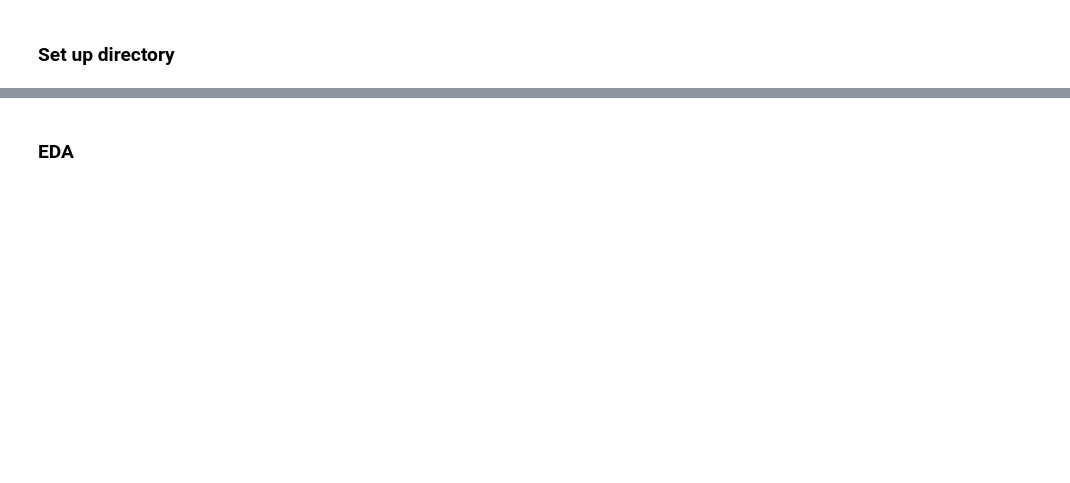
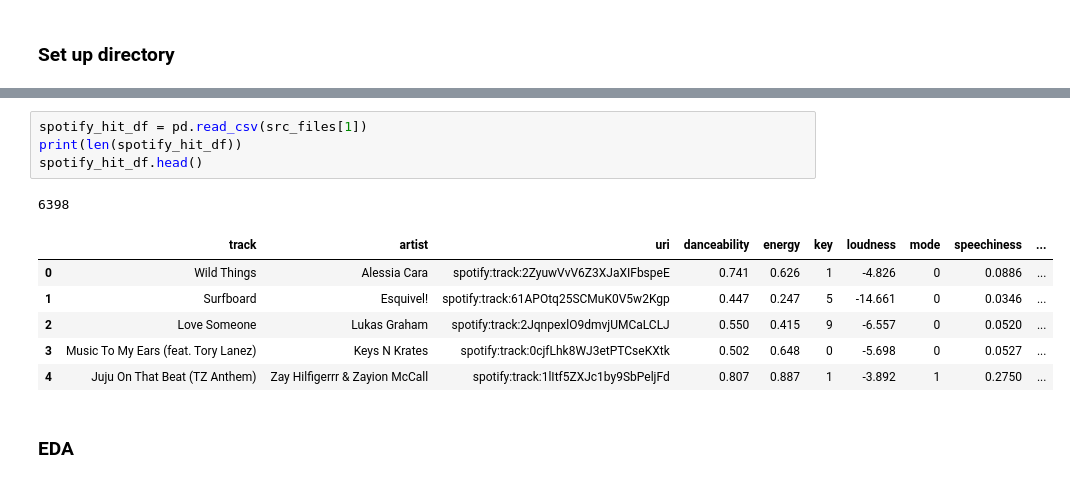
Before and after one commit to DrakeData/MSDS455-The_Show, a Jupyter notebook: 01-Genre.ipynb, the cells around one changed output, grey strips where cells are left out. Drawn from its saved outputs; the diff is of its cells as text; blank space fills up the shorter version.

```diff
--- a/01-Genre.ipynb
+++ b/01-Genre.ipynb
@@ -56,3 +53,15 @@ billboard_df.head()
+# %%
+spotify_hit_df = pd.read_csv(src_files[1])
+print(len(spotify_hit_df))
+spotify_hit_df.head()
+# %% [output]
+6398
+|  | track | artist | uri | danceability | energy | key | loudness | mode | speechiness | ... |
+| 0 | Wild Things | Alessia Cara | spotify:track:2ZyuwVvV6Z3XJaXIFbspeE | 0.741 | 0.626 | 1 | -4.826 | 0 | 0.0886 | ... |
+| 1 | Surfboard | Esquivel! | spotify:track:61APOtq25SCMuK0V5w2Kgp | 0.447 | 0.247 | 5 | -14.661 | 0 | 0.0346 | ... |
+| 2 | Love Someone | Lukas Graham | spotify:track:2JqnpexlO9dmvjUMCaLCLJ | 0.550 | 0.415 | 9 | -6.557 | 0 | 0.0520 | ... |
+| 3 | Music To My Ears (feat. Tory Lanez) | Keys N Krates | spotify:track:0cjfLhk8WJ3etPTCseKXtk | 0.502 | 0.648 | 0 | -5.698 | 0 | 0.0527 | ... |
+| 4 | Juju On That Beat (TZ Anthem) | Zay Hilfigerrr & Zayion McCall | spotify:track:1lItf5ZXJc1by9SbPeljFd | 0.807 | 0.887 | 1 | -3.892 | 1 | 0.2750 | ... |
 # %% [markdown]
 ### EDA
 # %%
```
Also changed, not shown: parts of 79 cells of this notebook, 7 other files.
